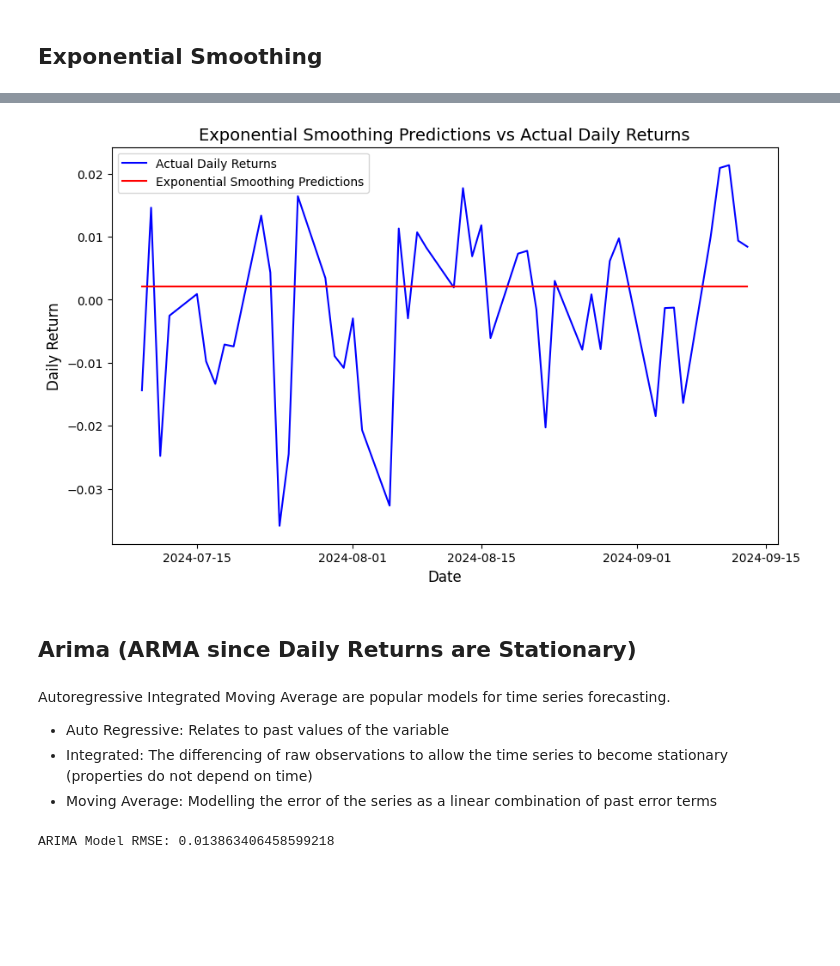
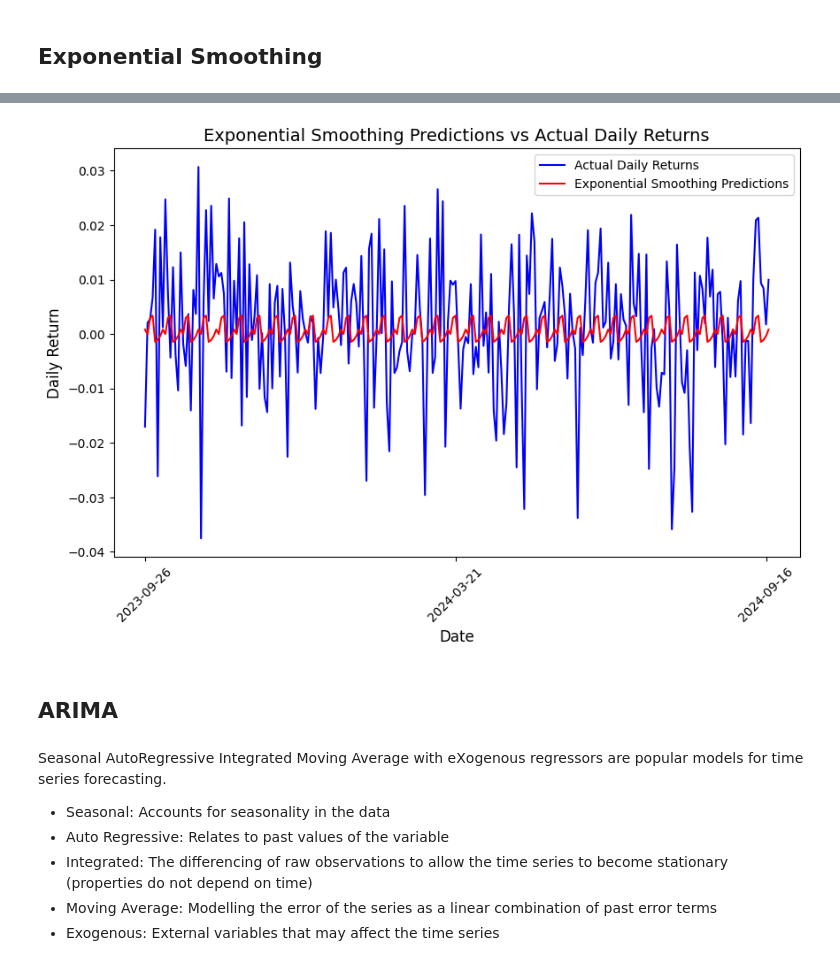
Before and after one commit to shayan1083/FinancialAnalysis, a Jupyter notebook: model.ipynb, the cells around one changed output, grey strips where cells are left out. Saved outputs shown, nothing was run; the diff lists cells and outputs as text; code cells hidden in the pictures; blank space fills up the shorter version.

Commit message:
added more models

```diff
--- a/model.ipynb
+++ b/model.ipynb
@@ -29,3 +31,5 @@ df = pd.read_sql(query, engine)
 # %%
 df = df.set_index('record_date')
 df = df.sort_index()
+# %%
+df.index = pd.DatetimeIndex(df.index).to_period('D')
@@ -32,3 +65,6 @@ df = df.sort_index()
+# %%
+df.replace([np.inf, -np.inf], np.nan, inplace=True)
+df = df.dropna()
 # %%
 df
 # %% [output]
@@ -153,6 +264,33 @@ plt.show()
+# %%
+def myfunc(**args):
+    return args
+
+def optimize_exponential_smoothing(train, test):
+    best_score = float('inf')
+    best_model = None
+    best_predictions = None
+    best_param = None
+    params = {
+        'trend':['add'],
+        'damped_trend':[True, False],
+        'seasonal':['add'],
+        'seasonal_periods':[2, 7, 30, 60, 65, 67, 90, 94],
+    }
+    keys = list(params)
+    for values in itertools.product(*map(params.get, keys)):
+        cur_param = myfunc(**dict(zip(keys,values)))
+        es = ExponentialSmoothing(train, **cur_param).fit()
+        es_predictions = es.forecast(len(test))
+        es_rmse = root_mean_squared_error(test, es_predictions)
+        print(cur_param, es_rmse)
+        if es_rmse < best_score:
+            best_model = es
+            best_score = es_rmse
+            best_predictions = es_predictions
+            best_param = cur_param
+    return best_model, best_score, best_predictions, best_param
 # %%
-es = ExponentialSmoothing(train['log_return'], seasonal_periods=5).fit()
-es_predictions = es.forecast(len(test))
-es_rmse = calculate_rmse(test['log_return'],es_predictions)
+es, es_rmse, es_predictions, es_params = optimize_exponential_smoothing(train['log_return'], test['log_return'])
+print(f'Simple Exponential Smoothing Parameters: {es_params}')
 print(f'Simple Exponential Smoothing RMSE: {es_rmse}')
 # %% [output]
@@ -160,30 +315,23 @@ Simple Exponential Smoothing RMSE: 0.014106491427103428
 # %%
 plt.figure(figsize=(10,6))
-plt.plot(test.index, test['daily_return'], label='Actual Daily Returns', color='blue')
-plt.plot(test.index, es_predictions, label='Exponential Smoothing Predictions', color='red')
+plt.plot(test.index.astype(str), test['daily_return'], label='Actual Daily Returns', color='blue')
+plt.plot(test.index.astype(str), es_predictions, label='Exponential Smoothing Predictions', color='red')
 plt.title('Exponential Smoothing Predictions vs Actual Daily Returns', fontsize=14)
 plt.xlabel('Date', fontsize=12)
 plt.ylabel('Daily Return', fontsize=12)
 plt.legend()
+num_ticks = 10
+plt.gca().set_xticks(plt.gca().get_xticks()[::len(df)//num_ticks])
+plt.xticks(rotation=45)
 plt.show()
 # %% [output]
-[figure, old version]
+[figure, new version]
-# %% [markdown]
-## Arima  (ARMA since Daily Returns are Stationary)
+# %% [markdown]
+## ARIMA
 # %% [markdown]
-Autoregressive Integrated Moving Average are popular models for time series forecasting.
+Seasonal AutoRegressive Integrated Moving Average with eXogenous regressors are popular models for time series forecasting.
+- Seasonal: Accounts for seasonality in the data
 - Auto Regressive: Relates to past values of the variable
 - Integrated: The differencing of raw observations to allow the time series to become stationary (properties do not depend on time)
 - Moving Average: Modelling the error of the series as a linear combination of past error terms
+- Exogenous: External variables that may affect the time series
-# %%
-# order
-# - order of the AR term, how many past values to use
-# - degree of differencing, number of times the data is differenced to achieve stationarity
-# - size of the moving average window
-# degree of differencing is zero because the daily returns vs date is stationary with constant mean
-arima = ARIMA(train['log_return'], order=(32,0,0)).fit()
-arima_predictions = arima.forecast(steps=len(test))
-arima_rmse = calculate_rmse(test['log_return'], arima_predictions)
-print(f'ARIMA Model RMSE: {arima_rmse}')
-# %% [output]
-ARIMA Model RMSE: 0.013863406458599218
```
Also changed, not shown: parts of 54 cells of this notebook, 3 other files.
